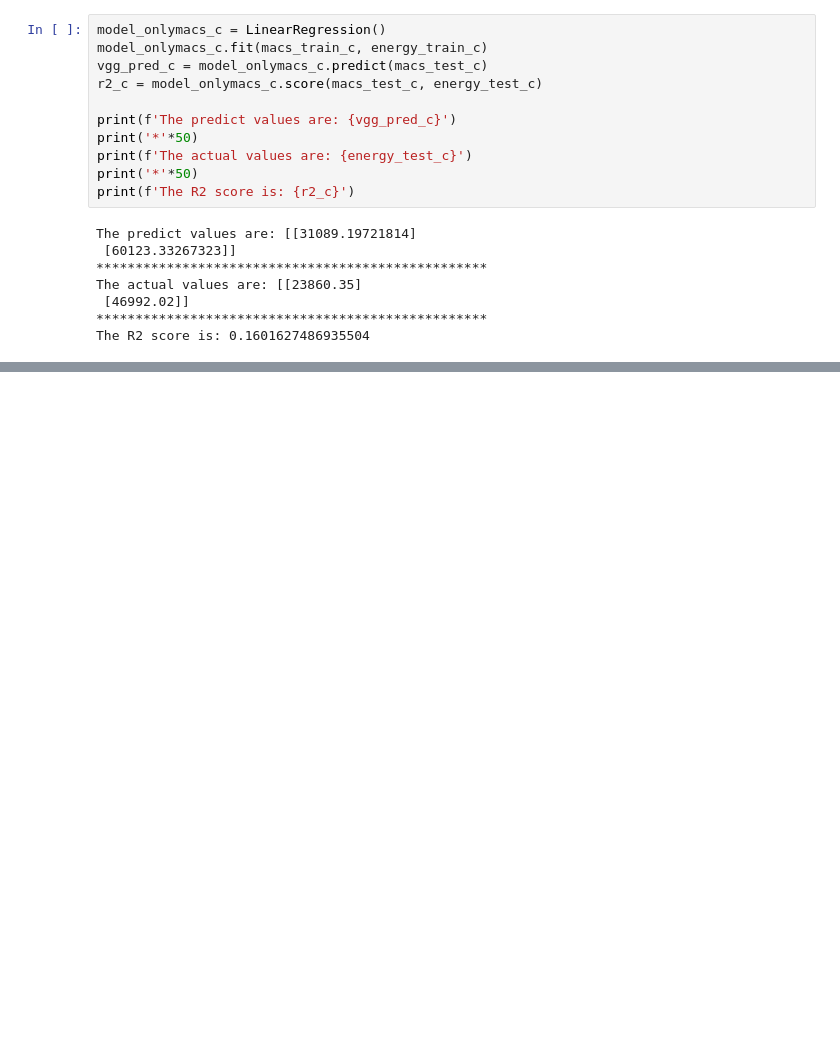
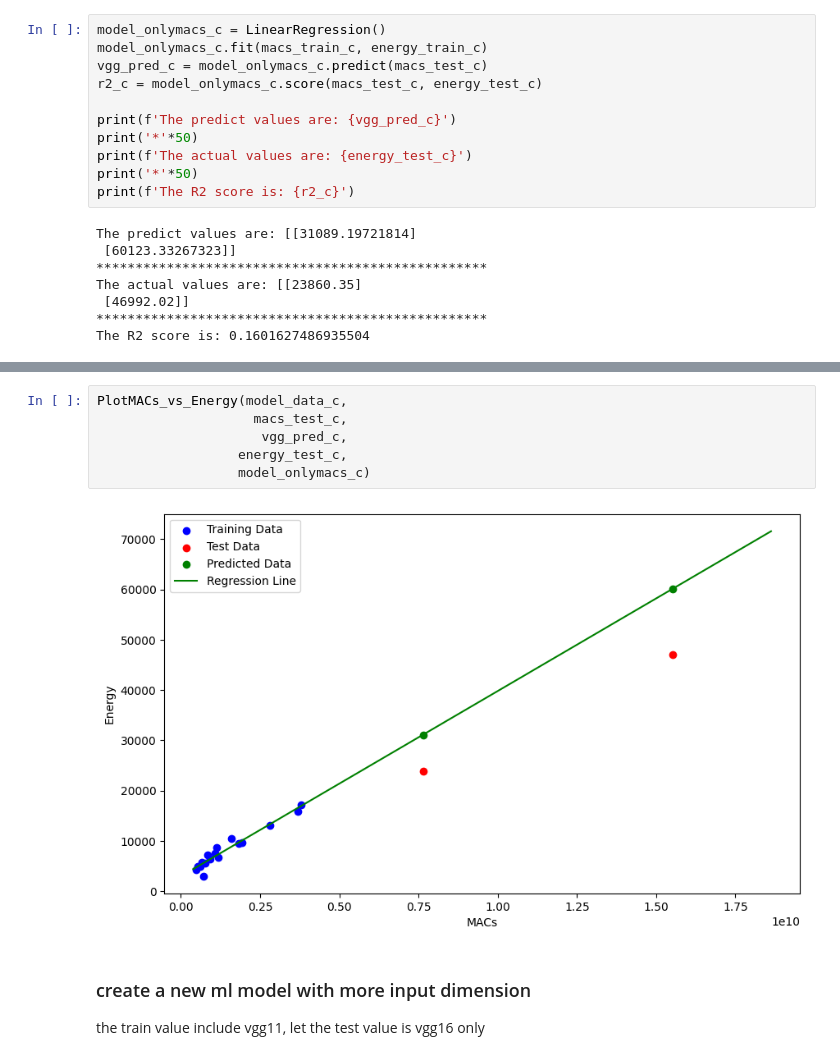
Before and after one commit to dtjgp/GreenAI, a Jupyter notebook: Cloud/4090/code/FinalDataAnalysis_func2.ipynb, the cells around one changed output, grey strips where cells are left out. Saved outputs shown, nothing was run; the diff lists cells and outputs as text; blank space fills up the shorter version.

```diff
--- a/Cloud/4090/code/FinalDataAnalysis_func2.ipynb
+++ b/Cloud/4090/code/FinalDataAnalysis_func2.ipynb
@@ -127,0 +138,11 @@ PlotMACs_vs_Energy(model_data_f, macs_test_f, vgg_pred_f, energy_test_f)
+# %%
+PlotMACs_vs_Energy(model_data_c,
+                    macs_test_c,
+                     vgg_pred_c,
+                  energy_test_c,
+                  model_onlymacs_c)
+# %% [output]
+[figure, added]
+# %% [markdown]
+### create a new ml model with more input dimension
+the train value include vgg11, let the test value is vgg16 only
```
Also changed, not shown: parts of 10 cells of this notebook, 1 other file.
